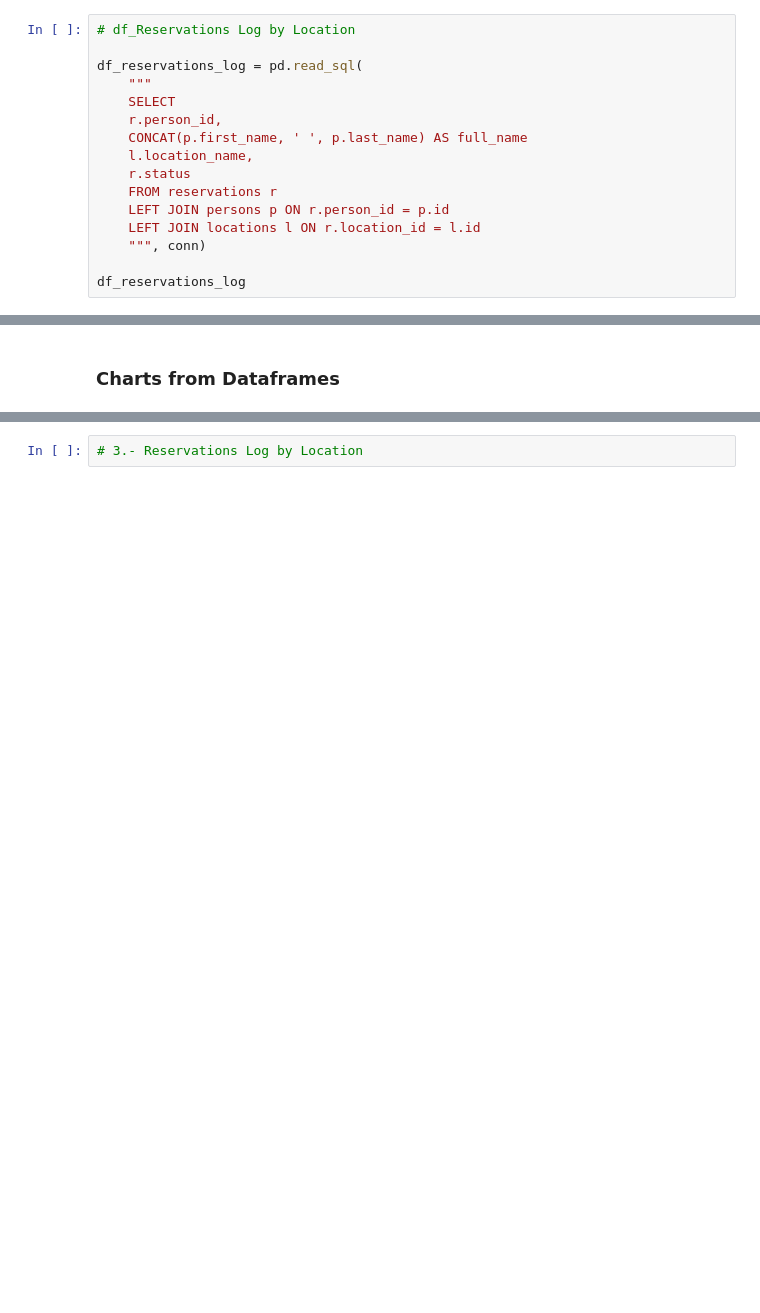
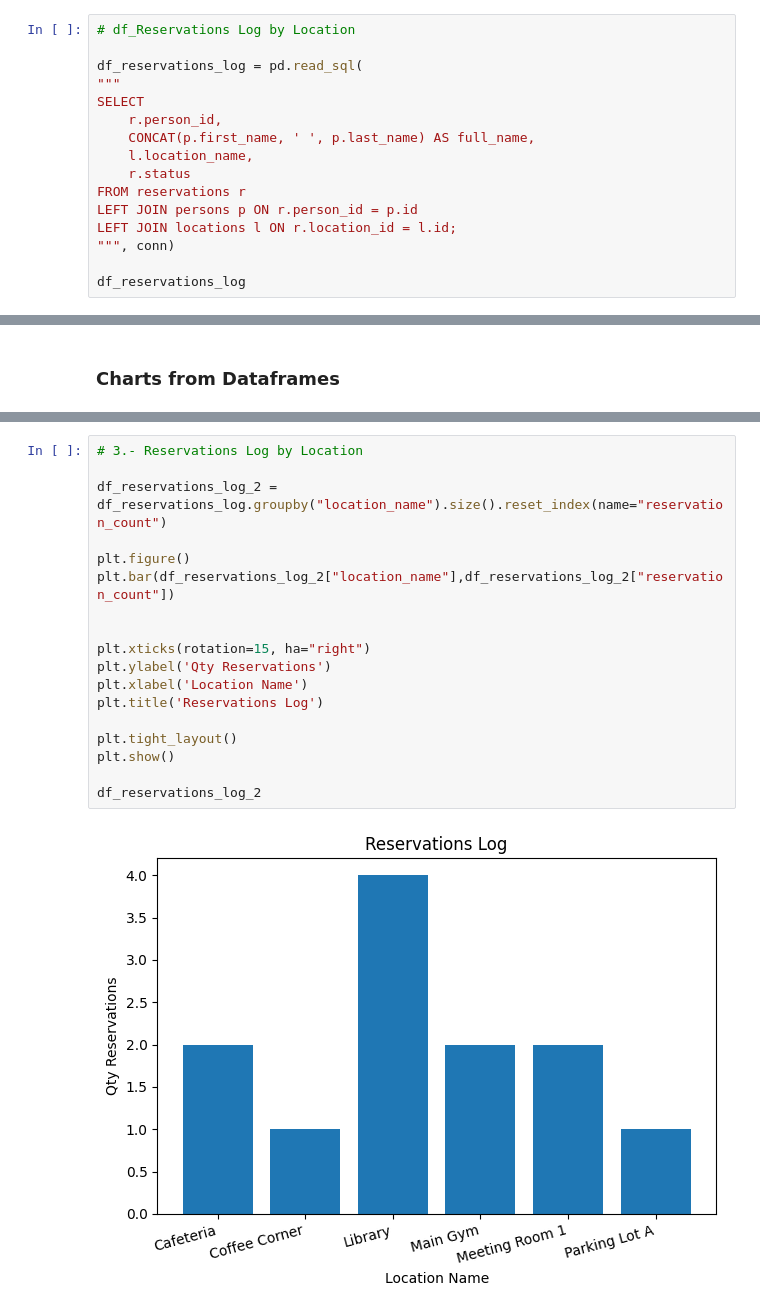
Before and after one commit to TheMorrisGitHub/DADS6700_SQL_Databases, a Jupyter notebook: miskatonic_university.ipynb, the cells around one changed output, grey strips where cells are left out. Drawn from its saved outputs; the diff is of its cells as text; blank space fills up the shorter version.

```diff
--- a/miskatonic_university.ipynb
+++ b/miskatonic_university.ipynb
@@ -141,16 +142,16 @@ df_enrollments_by_course
 # df_Reservations Log by Location
 
 df_reservations_log = pd.read_sql(
-    """
-    SELECT
+"""
+SELECT
     r.person_id,
-    CONCAT(p.first_name, ' ', p.last_name) AS full_name
+    CONCAT(p.first_name, ' ', p.last_name) AS full_name,
     l.location_name,
     r.status
-    FROM reservations r
-    LEFT JOIN persons p ON r.person_id = p.id
-    LEFT JOIN locations l ON r.location_id = l.id
-    """, conn)
+FROM reservations r
+LEFT JOIN persons p ON r.person_id = p.id
+LEFT JOIN locations l ON r.location_id = l.id;
+""", conn)
 
 df_reservations_log
 # %% [output]
@@ -167,2 +201,20 @@ ProgrammingError: 1064 (42000): You have an error in your SQL syntax; check the
 # %%
 # 3.- Reservations Log by Location
+
+df_reservations_log_2 = df_reservations_log.groupby("location_name").size().reset_index(name="reservation_count")
+
+plt.figure()
+plt.bar(df_reservations_log_2["location_name"],df_reservations_log_2["reservation_count"])
+
+
+plt.xticks(rotation=15, ha="right")
+plt.ylabel('Qty Reservations')
+plt.xlabel('Location Name')
+plt.title('Reservations Log')
+
+plt.tight_layout()
+plt.show()
+
+df_reservations_log_2
+# %% [output]
+[figure, added]
```
Also changed, not shown: parts of 6 cells of this notebook, 2 other files.
